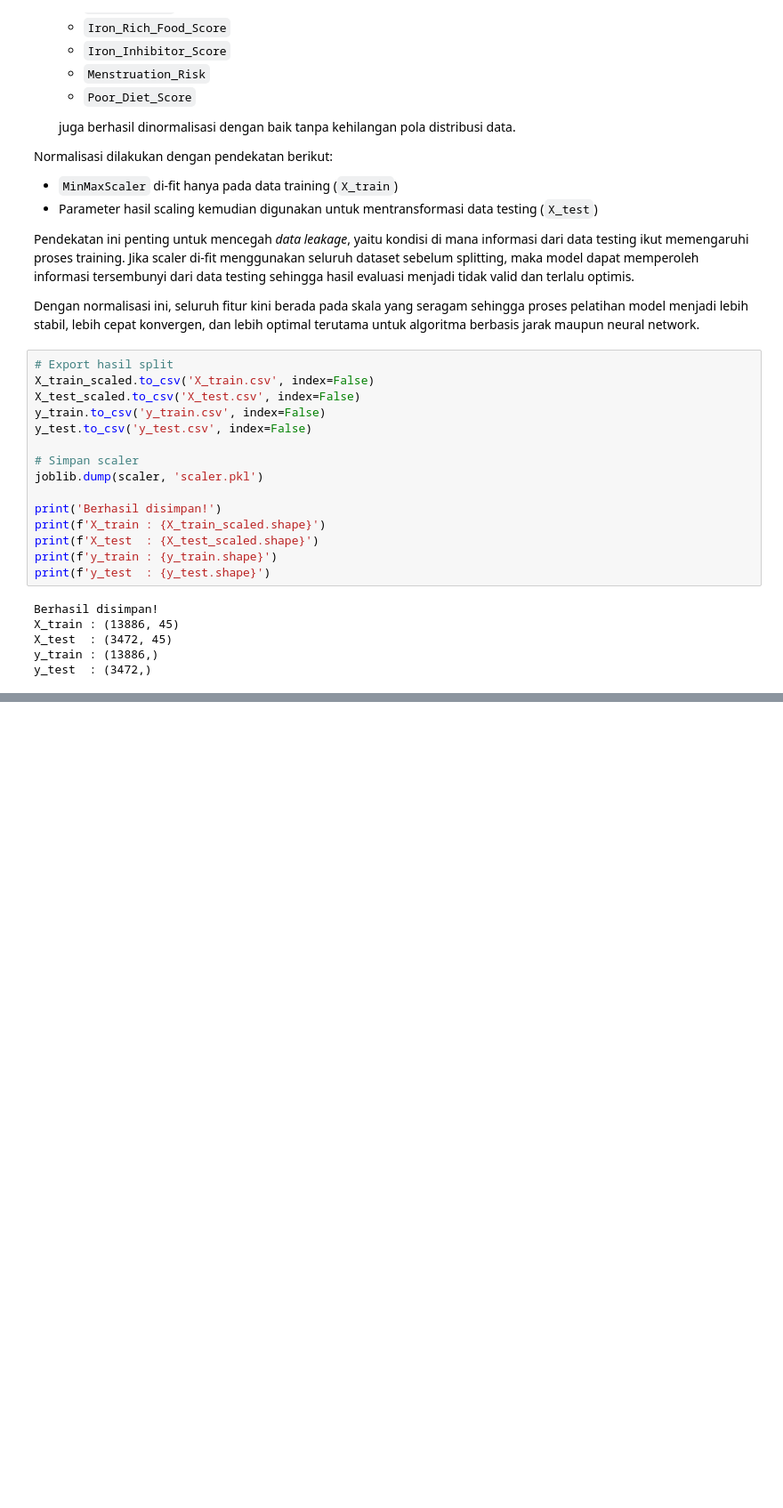
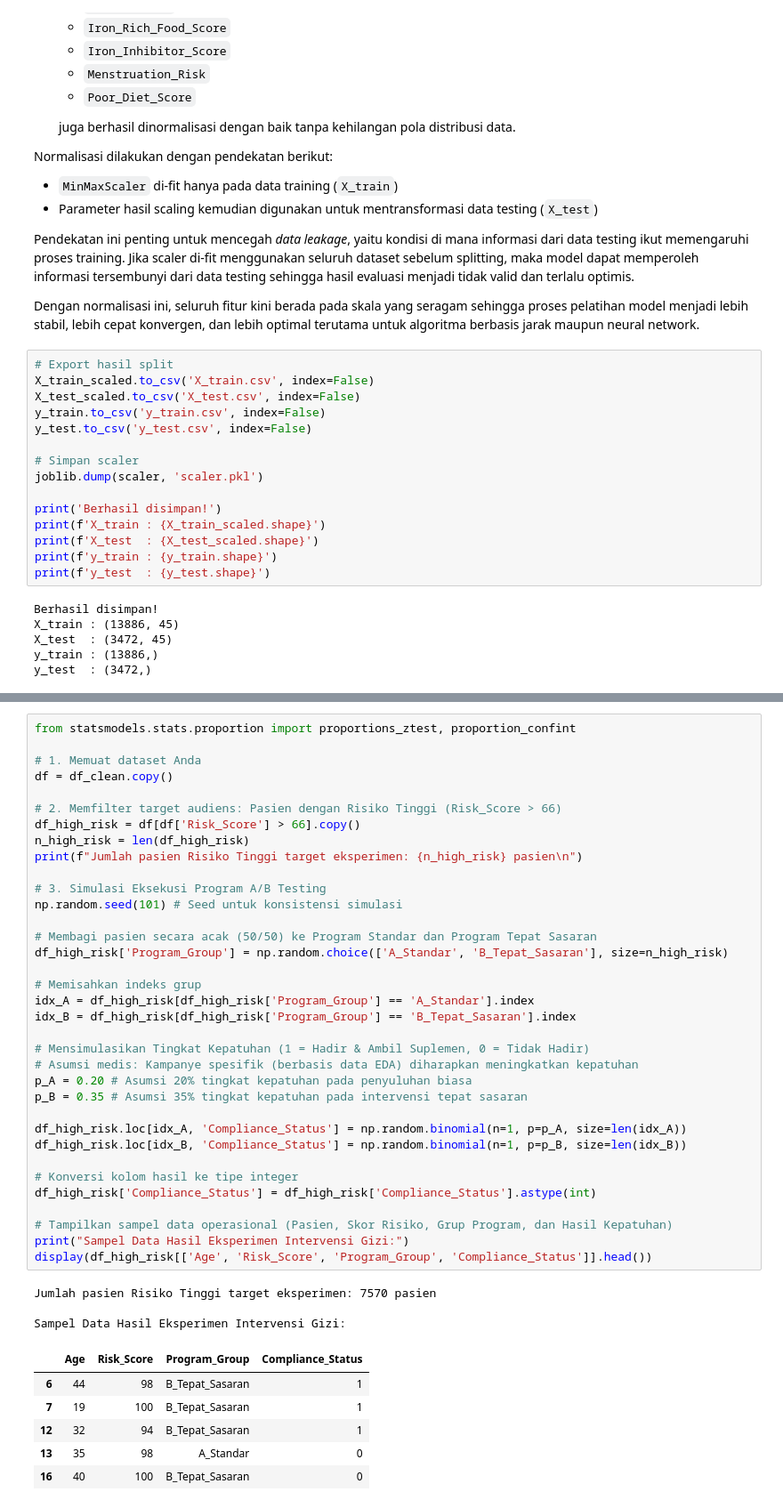
Before and after one commit to PriadiCuanda-231401058/Capstone-Project-Eye-Nemia, a Jupyter notebook: Eye_nemia.ipynb, the cells around one changed output, grey strips where cells are left out. Shown at 89% size. Cells and saved outputs as stored; diff of their text form; blank space fills up the shorter version.

Commit message:
Apply A/B Testing study case

```diff
--- a/Eye_nemia.ipynb
+++ b/Eye_nemia.ipynb
@@ -2743,0 +2761,45 @@ y_test  : (3472,)
+# %%
+from statsmodels.stats.proportion import proportions_ztest, proportion_confint
+
+# 1. Memuat dataset Anda
+df = df_clean.copy()
+
+# 2. Memfilter target audiens: Pasien dengan Risiko Tinggi (Risk_Score > 66)
+df_high_risk = df[df['Risk_Score'] > 66].copy()
+n_high_risk = len(df_high_risk)
+print(f"Jumlah pasien Risiko Tinggi target eksperimen: {n_high_risk} pasien\n")
+
+# 3. Simulasi Eksekusi Program A/B Testing
+np.random.seed(101) # Seed untuk konsistensi simulasi
+
+# Membagi pasien secara acak (50/50) ke Program Standar dan Program Tepat Sasaran
+df_high_risk['Program_Group'] = np.random.choice(['A_Standar', 'B_Tepat_Sasaran'], size=n_high_risk)
+
+# Memisahkan indeks grup
+idx_A = df_high_risk[df_high_risk['Program_Group'] == 'A_Standar'].index
+idx_B = df_high_risk[df_high_risk['Program_Group'] == 'B_Tepat_Sasaran'].index
+
+# Mensimulasikan Tingkat Kepatuhan (1 = Hadir & Ambil Suplemen, 0 = Tidak Hadir)
+# Asumsi medis: Kampanye spesifik (berbasis data EDA) diharapkan meningkatkan kepatuhan
+p_A = 0.20 # Asumsi 20% tingkat kepatuhan pada penyuluhan biasa
+p_B = 0.35 # Asumsi 35% tingkat kepatuhan pada intervensi tepat sasaran
+
+df_high_risk.loc[idx_A, 'Compliance_Status'] = np.random.binomial(n=1, p=p_A, size=len(idx_A))
+df_high_risk.loc[idx_B, 'Compliance_Status'] = np.random.binomial(n=1, p=p_B, size=len(idx_B))
+
+# Konversi kolom hasil ke tipe integer
+df_high_risk['Compliance_Status'] = df_high_risk['Compliance_Status'].astype(int)
+
+# Tampilkan sampel data operasional (Pasien, Skor Risiko, Grup Program, dan Hasil Kepatuhan)
+print("Sampel Data Hasil Eksperimen Intervensi Gizi:")
+display(df_high_risk[['Age', 'Risk_Score', 'Program_Group', 'Compliance_Status']].head())
+# %% [output]
+Jumlah pasien Risiko Tinggi target eksperimen: 7570 pasien
+
+Sampel Data Hasil Eksperimen Intervensi Gizi:
+|  | Age | Risk_Score | Program_Group | Compliance_Status |
+| 6 | 44 | 98 | B_Tepat_Sasaran | 1 |
+| 7 | 19 | 100 | B_Tepat_Sasaran | 1 |
+| 12 | 32 | 94 | B_Tepat_Sasaran | 1 |
+| 13 | 35 | 98 | A_Standar | 0 |
+| 16 | 40 | 100 | B_Tepat_Sasaran | 0 |
```
Also changed, not shown: parts of 5 cells of this notebook.
